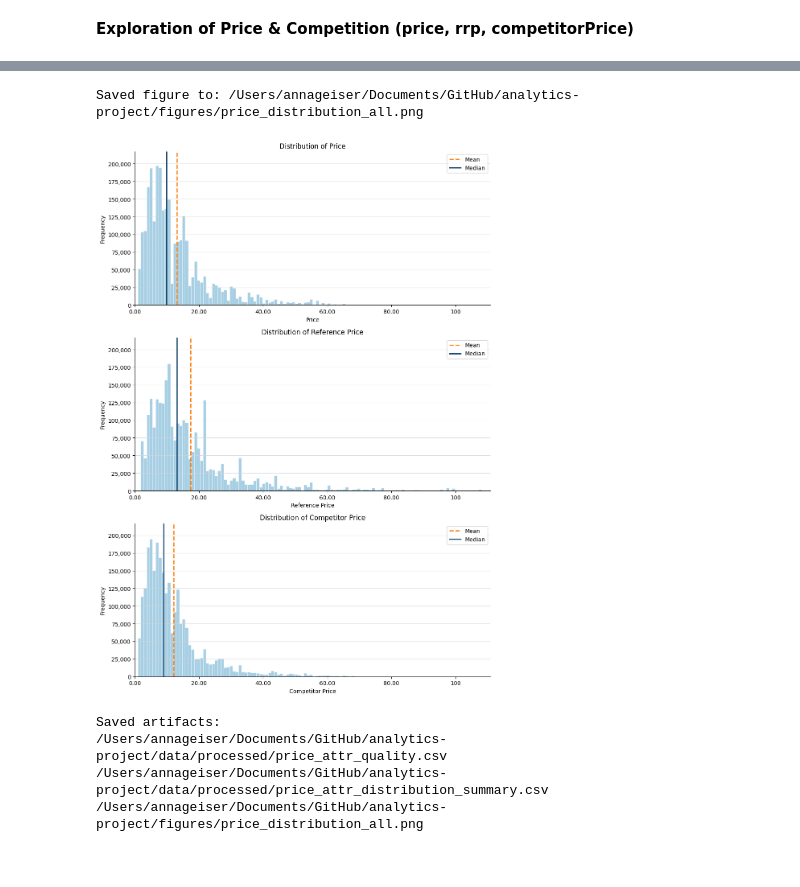
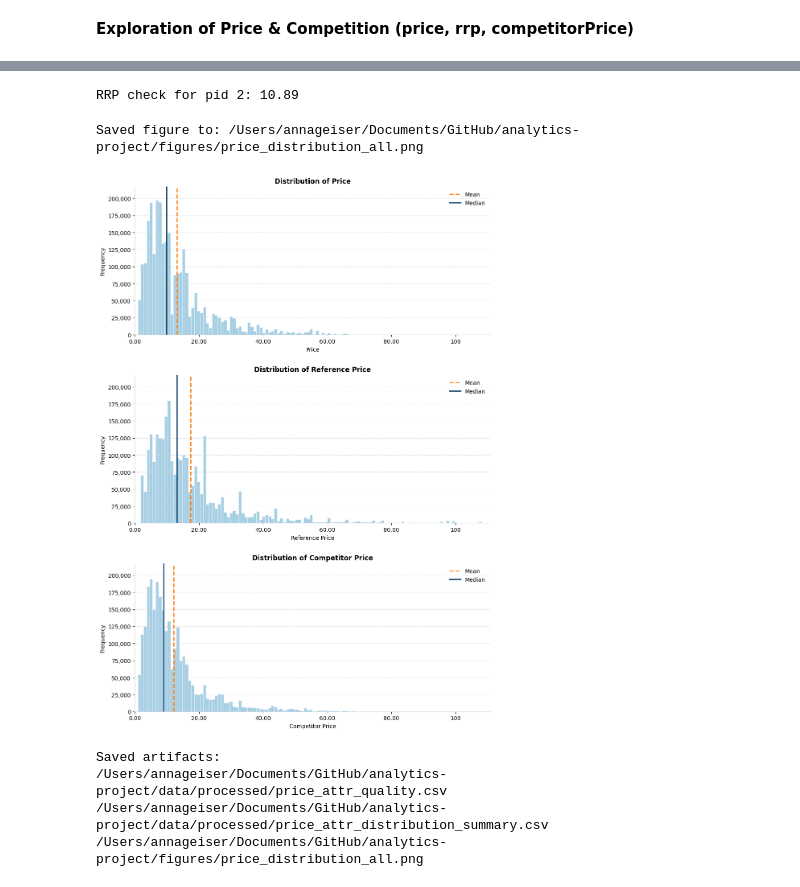
Before and after one commit to annageiser/analytics-project, a Jupyter notebook: main.ipynb, the cells around one changed output, grey strips where cells are left out. Cells and saved outputs as stored; diff of their text form; code cells hidden in the pictures.

Commit message:
Further Data Exploration

```diff
--- a/main.ipynb
+++ b/main.ipynb
@@ -1066,3 +1134,23 @@ transition_week         32       38       7        240927   55062
+# %%
+# Short check: what is the rrp of pid 2?
+if "items_raw_df" in globals():
+    items_source = items_raw_df.copy()
+else:
+    items_source = pd.read_csv(Path("data/items.csv"), sep="|")
+
+pid_2_rrp_values = pd.to_numeric(
+    items_source.loc[items_source["pid"] == 2, "rrp"],
+    errors="coerce",
+).dropna().unique()
+
+if len(pid_2_rrp_values) == 0:
+    print("RRP check for pid 2: no value found.")
+elif len(pid_2_rrp_values) == 1:
+    print(f"RRP check for pid 2: {pid_2_rrp_values[0]:.2f}")
+else:
+    print(f"RRP check for pid 2: multiple values found {sorted(pid_2_rrp_values.tolist())}")
+# %% [output]
+RRP check for pid 2: 10.89
 # %%
 import numpy as np
 import pandas as pd
@@ -1269,35 +1357,35 @@ for ax, spec in zip(axes, plot_specs):
     ax.axvline(spec["median"], color=viz["primary_dark"], linestyle="-", linewidth=2, label="Median")
 
     ax.set_title(title_map[c])
     ax.set_xlabel(x_label_map[c])
     ax.set_ylabel("Frequency")
     ax.set_xlim(0, x_limit)
     ax.set_ylim(0, y_limit)
 
     ax.spines["top"].set_visible(False)
     ax.spines["right"].set_visible(False)
     ax.grid(axis="y", alpha=0.8, color=viz["neutral_light"])
     ax.yaxis.set_major_formatter(FuncFormatter(lambda v, _: f"{int(v):,}"))
     ax.xaxis.set_major_formatter(FuncFormatter(readable_x))
     ax.tick_params(axis="x", labelbottom=True)
 
     ax.legend(loc="upper right")
 
-fig.tight_layout()
+fig.tight_layout(h_pad=2.5)
 combined_path = FIGURES_DIR / "price_distribution_all.png"
 fig.savefig(combined_path, dpi=300, bbox_inches="tight")
 print(f"Saved figure to: {combined_path.resolve()}")
 plt.show()
 plt.close(fig)
 
 # 5) Minimal console output
 print("Saved artifacts:")
 print((PROCESSED_DIR / "price_attr_quality.csv").resolve())
 print((PROCESSED_DIR / "price_attr_distribution_summary.csv").resolve())
 print(combined_path.resolve())
 # %% [output]
 Saved figure to: /Users/annageiser/Documents/GitHub/analytics-project/figures/price_distribution_all.png
-[figure, old version]
+[figure, new version]
 Saved artifacts:
 /Users/annageiser/Documents/GitHub/analytics-project/data/processed/price_attr_quality.csv
 /Users/annageiser/Documents/GitHub/analytics-project/data/processed/price_attr_distribution_summary.csv
```
Also changed, not shown: parts of 8 cells of this notebook.
